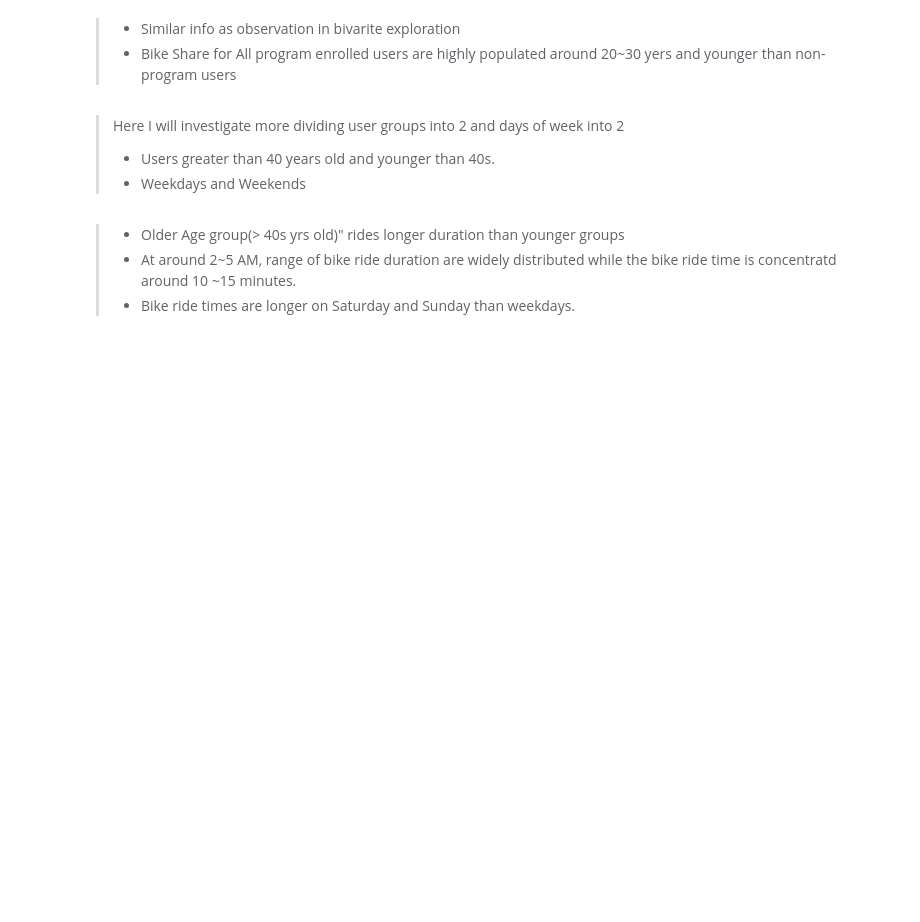
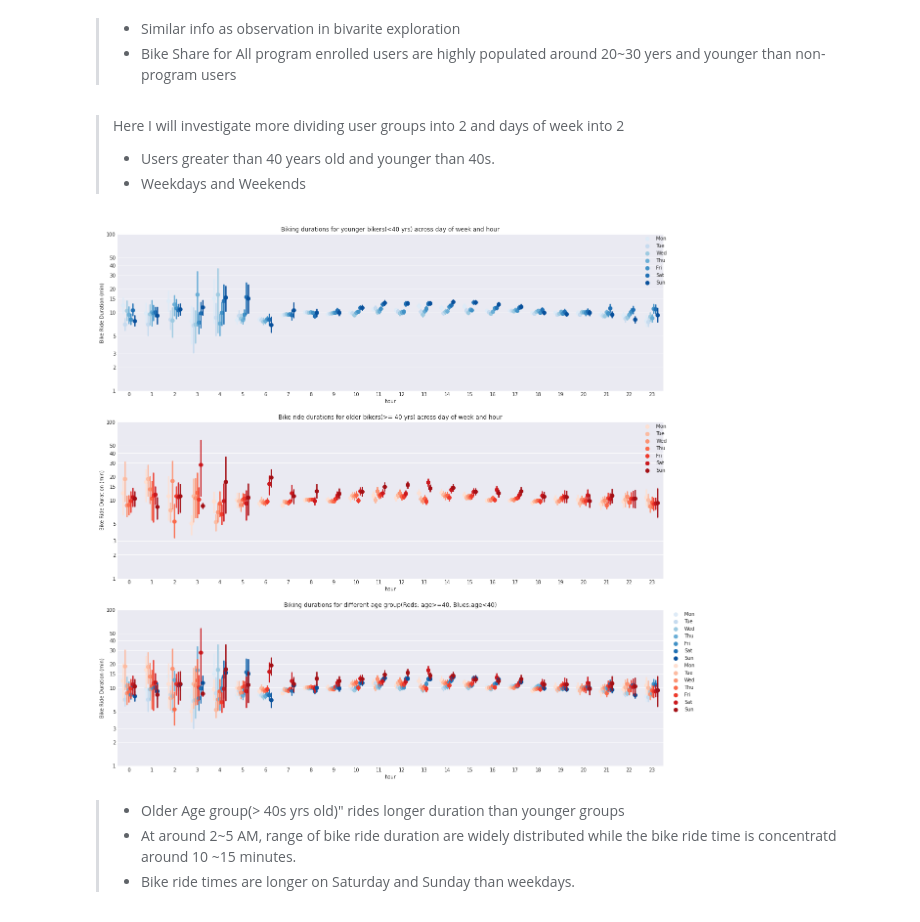
Before and after one commit to jihys/udacity-dataanlysis-project4, a Jupyter notebook: UDAN_Project4_Visualization-Part1.ipynb, the cells around one changed output. Cells and saved outputs as stored; diff of their text form; code cells hidden in the pictures; blank space fills up the shorter version.

```diff
--- a/UDAN_Project4_Visualization-Part1.ipynb
+++ b/UDAN_Project4_Visualization-Part1.ipynb
@@ -907,30 +874,47 @@ g.set_ylabels('Duration (min)');
 > - Users greater than 40 years old and younger than 40s.
 > - Weekdays and Weekends
 # %%
+plt.style.use("seaborn-darkgrid")
+fig = plt.figure(figsize = [20,20])
 
-fig = plt.figure(figsize = [20,16])
-
-plt.subplot(2,1,1)
+plt.subplot(3,1,1)
 ax = sb.pointplot(data = df_clean[df_clean.age<40], x = 'hour', y = 'duration_min', hue = 'weekday',
            palette = 'Blues', linestyles = '', dodge = 0.5);
 
 plt.title('Biking durations for younger bikers(<40 yrs) across day of week and hour');
 plt.ylabel('Bike Ride Duration (min)');
 plt.yscale('log');
 plt.yticks([1, 2,3, 5, 10,15, 20,30, 40,50, 100], [1, 2,3, 5, 10,15, 20,30, 40,50, 100]);
 ax.set_yticklabels([],minor = True);
+plt.legend(bbox_to_anchor=(1.01, 1),borderaxespad=0)
 
 
-
-plt.subplot(2,1,2)
+plt.subplot(3,1,2)
 ax = sb.pointplot(data = df_clean[df_clean.age>=40], x = 'hour', y = 'duration_min', hue = 'weekday',
-           palette = 'Greens', linestyles = '', dodge = 0.5);
+           palette = 'Reds', linestyles = '', dodge = 0.5);
 
 plt.title('Bike ride durations for older bikers(>= 40 yrs) across day of week and hour');
 plt.ylabel('Bike Ride Duration (min)');
 plt.yscale('log');
 plt.yticks([1, 2,3, 5, 10,15, 20,30, 40,50, 100], [1, 2,3, 5, 10,15, 20,30, 40,50, 100]);
 ax.set_yticklabels([],minor = True);
+plt.legend(bbox_to_anchor=(1.01, 1),borderaxespad=0)
+
+plt.subplot(3,1,3)
+ax = sb.pointplot(data = df_clean[df_clean.age<40], x = 'hour', y = 'duration_min', hue = 'weekday',
+           palette = 'Blues', linestyles = '', dodge = 0.5,legend_out=None);
+plt.legend(bbox_to_anchor=(1.01, 1),borderaxespad=0);
+ax = sb.pointplot(data = df_clean[df_clean.age>=40], x = 'hour', y = 'duration_min', hue = 'weekday',
+           palette = 'Reds', linestyles = '', dodge = 0.5,legend_out=None);
+plt.legend(bbox_to_anchor=(1.01, 1),borderaxespad=0);
+plt.title('Biking durations for different age group(Reds: age>=40, Blues:age<40)');
+plt.ylabel('Bike Ride Duration (min)');
+plt.yscale('log');
+plt.yticks([1, 2,3, 5, 10,15, 20,30, 40,50, 100], [1, 2,3, 5, 10,15, 20,30, 40,50, 100]);
+ax.set_yticklabels([],minor = True);
+plt.legend(bbox_to_anchor=(1.01, 1),borderaxespad=0);
+# %% [output]
+[figure, added]
 # %% [markdown]
 > - Older Age group(> 40s yrs old)" rides longer duration than younger groups
 > - At around 2~5 AM, range of bike ride duration are widely distributed while the bike ride time is concentratd around 10 ~15 minutes.
```
Also changed, not shown: parts of 20 cells of this notebook, 1 other file.
